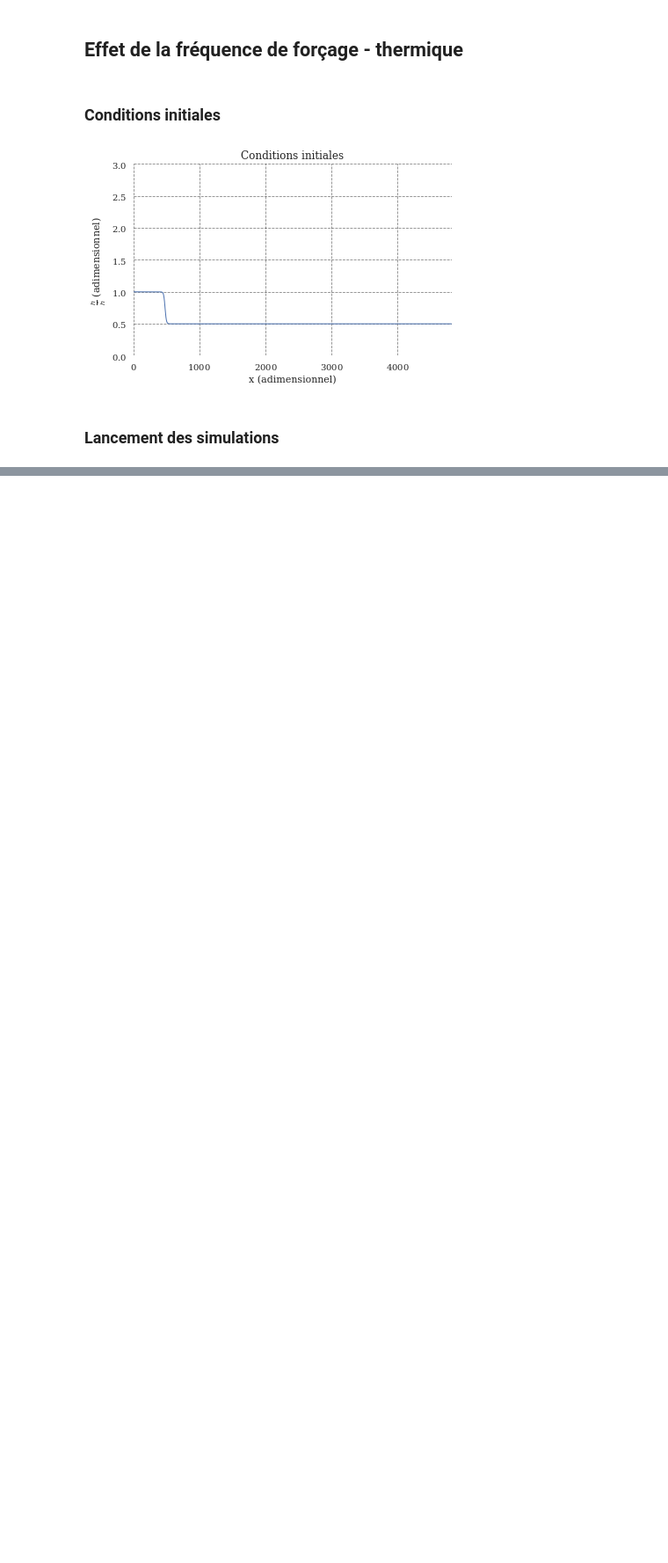
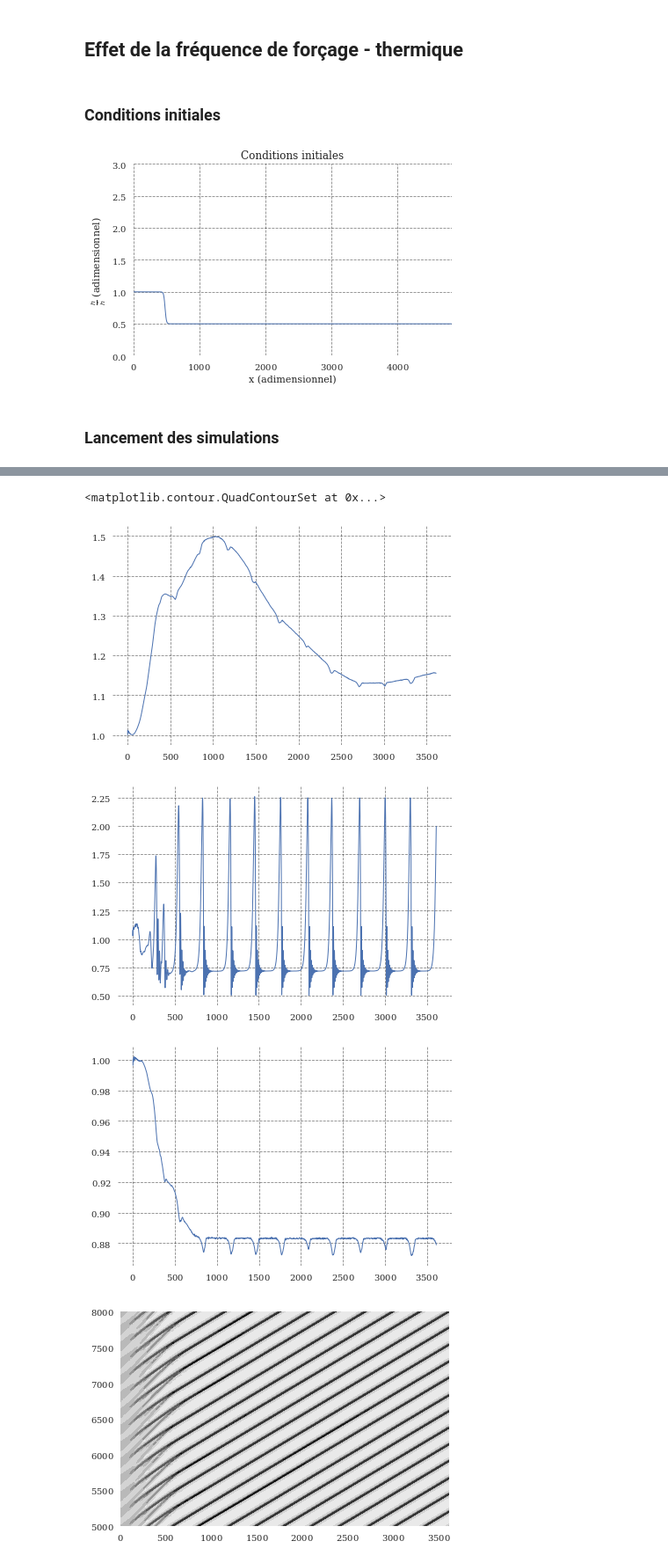
Before and after one commit to celliern/arc_2017, a Jupyter notebook: contenu_additionnel.ipynb, the cells around one changed output, grey strips where cells are left out. Shown at 88% size. Saved outputs shown, nothing was run; the diff lists cells and outputs as text; code cells hidden in the pictures; blank space fills up the shorter version.

```diff
--- a/contenu_additionnel.ipynb
+++ b/contenu_additionnel.ipynb
@@ -664,0 +687,38 @@ KeyError: "No data for 'x'"
+# %%
+tr = dtr.Treant(f'data/thermal_forced_freq/07Hz')
+x = tr.data['x'][:9000]
+t = tr.data['t'][2499:]
+h = tr.data['h'][2500:, :9000]
+q = tr.data['q'][2500:, :9000]
+theta = tr.data['theta'][2500:, :9000]
+phi = tr.data['phi'][2500:, :9000]
+pl.figure()
+pl.plot(x, np.average(phi, axis=0) / parameters['phi_flat'])
+pl.figure()
+pl.plot(x, h[-1])
+pl.figure()
+pl.plot(x, np.average(h, axis=0))
+pl.figure()
+pl.contourf(x, t, h)
+
+tr = dtr.Treant(f'data/thermal_forced_freq/09Hz')
+x = tr.data['x'][:9000]
+t = tr.data['t'][2499:]
+h = tr.data['h'][2500:, :9000]
+q = tr.data['q'][2500:, :9000]
+theta = tr.data['theta'][2500:, :9000]
+phi = tr.data['phi'][2500:, :9000]
+pl.figure()
+pl.plot(x, np.average(phi, axis=0) / parameters['phi_flat'])
+pl.figure()
+pl.plot(x, h[-1])
+pl.figure()
+pl.plot(x, np.average(h, axis=0))
+pl.figure()
+pl.contourf(x, t, h)
+# %% [output]
+<matplotlib.contour.QuadContourSet at 0x...>
+[figure, added]
+[figure, added]
+[figure, added]
+[figure, added]
```
Also changed, not shown: parts of 13 cells of this notebook, 6 other files.
